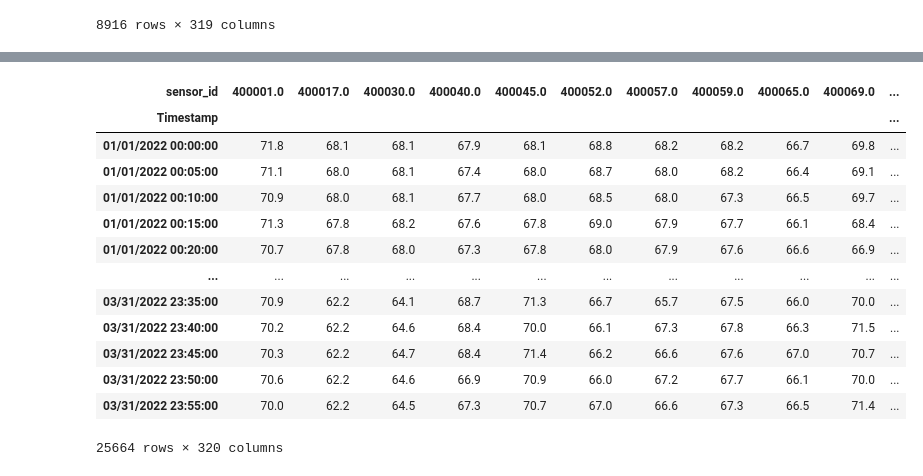
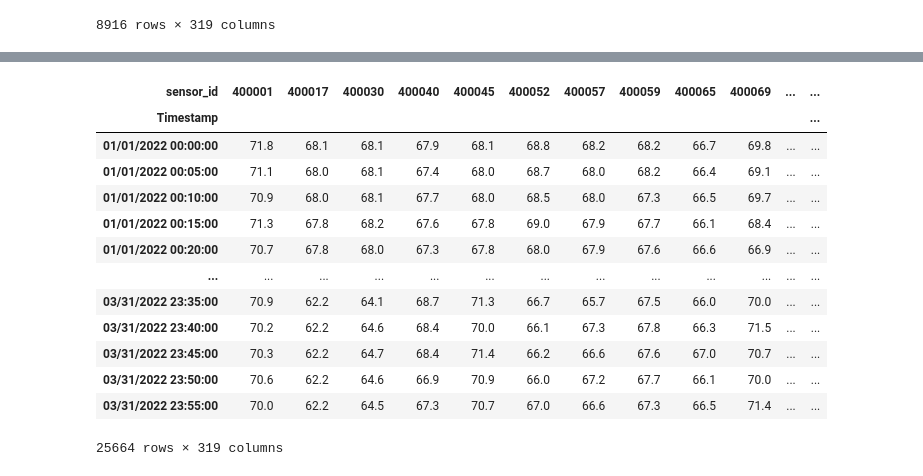
Before and after one commit to ClimbWorm/CS512-22fall, a Jupyter notebook: Dataset/Dataset.ipynb, the cells around one changed output, grey strips where cells are left out. Cells and saved outputs as stored; diff of their text form; code cells hidden in the pictures.

Commit message:
remove sensor id:401495

```diff
--- a/Dataset/Dataset.ipynb
+++ b/Dataset/Dataset.ipynb
@@ -300,0 +286,4 @@ pivoted_feb = filter_feb.pivot(index = 'Timestamp', columns = 'sensor_id', value
+# %%
+#pivoted_feb
+filter_feb = filter_feb.astype({'sensor_id': int})
+filter_feb
@@ -402,20 +431,22 @@ def get_pivoted_table(path):
     return pivoted
 # %%
 df_Jan_to_Mar = pd.concat([pivoted, pivoted_feb, pivoted_mar])
-df_Jan_to_Mar
+df_new = df_Jan_to_Mar.drop(401495, axis = 1)
+df_new
+#df = df.drop('column_name', axis=1)
 # %% [output]
-| sensor_id | 400001.0 | 400017.0 | 400030.0 | 400040.0 | 400045.0 | 400052.0 | 400057.0 | 400059.0 | 400065.0 | 400069.0 | ... |
-| Timestamp |  |  |  |  |  |  |  |  |  |  | ... |
-| 01/01/2022 00:00:00 | 71.8 | 68.1 | 68.1 | 67.9 | 68.1 | 68.8 | 68.2 | 68.2 | 66.7 | 69.8 | ... |
-| 01/01/2022 00:05:00 | 71.1 | 68.0 | 68.1 | 67.4 | 68.0 | 68.7 | 68.0 | 68.2 | 66.4 | 69.1 | ... |
-| 01/01/2022 00:10:00 | 70.9 | 68.0 | 68.1 | 67.7 | 68.0 | 68.5 | 68.0 | 67.3 | 66.5 | 69.7 | ... |
-| 01/01/2022 00:15:00 | 71.3 | 67.8 | 68.2 | 67.6 | 67.8 | 69.0 | 67.9 | 67.7 | 66.1 | 68.4 | ... |
-| 01/01/2022 00:20:00 | 70.7 | 67.8 | 68.0 | 67.3 | 67.8 | 68.0 | 67.9 | 67.6 | 66.6 | 66.9 | ... |
-| ... | ... | ... | ... | ... | ... | ... | ... | ... | ... | ... | ... |
-| 03/31/2022 23:35:00 | 70.9 | 62.2 | 64.1 | 68.7 | 71.3 | 66.7 | 65.7 | 67.5 | 66.0 | 70.0 | ... |
-| 03/31/2022 23:40:00 | 70.2 | 62.2 | 64.6 | 68.4 | 70.0 | 66.1 | 67.3 | 67.8 | 66.3 | 71.5 | ... |
-| 03/31/2022 23:45:00 | 70.3 | 62.2 | 64.7 | 68.4 | 71.4 | 66.2 | 66.6 | 67.6 | 67.0 | 70.7 | ... |
-| 03/31/2022 23:50:00 | 70.6 | 62.2 | 64.6 | 66.9 | 70.9 | 66.0 | 67.2 | 67.7 | 66.1 | 70.0 | ... |
-| 03/31/2022 23:55:00 | 70.0 | 62.2 | 64.5 | 67.3 | 70.7 | 67.0 | 66.6 | 67.3 | 66.5 | 71.4 | ... |
+| sensor_id | 400001 | 400017 | 400030 | 400040 | 400045 | 400052 | 400057 | 400059 | 400065 | 400069 | ... | ... |
+| Timestamp |  |  |  |  |  |  |  |  |  |  |  | ... |
+| 01/01/2022 00:00:00 | 71.8 | 68.1 | 68.1 | 67.9 | 68.1 | 68.8 | 68.2 | 68.2 | 66.7 | 69.8 | ... | ... |
+| 01/01/2022 00:05:00 | 71.1 | 68.0 | 68.1 | 67.4 | 68.0 | 68.7 | 68.0 | 68.2 | 66.4 | 69.1 | ... | ... |
+| 01/01/2022 00:10:00 | 70.9 | 68.0 | 68.1 | 67.7 | 68.0 | 68.5 | 68.0 | 67.3 | 66.5 | 69.7 | ... | ... |
+| 01/01/2022 00:15:00 | 71.3 | 67.8 | 68.2 | 67.6 | 67.8 | 69.0 | 67.9 | 67.7 | 66.1 | 68.4 | ... | ... |
+| 01/01/2022 00:20:00 | 70.7 | 67.8 | 68.0 | 67.3 | 67.8 | 68.0 | 67.9 | 67.6 | 66.6 | 66.9 | ... | ... |
+| ... | ... | ... | ... | ... | ... | ... | ... | ... | ... | ... | ... | ... |
+| 03/31/2022 23:35:00 | 70.9 | 62.2 | 64.1 | 68.7 | 71.3 | 66.7 | 65.7 | 67.5 | 66.0 | 70.0 | ... | ... |
+| 03/31/2022 23:40:00 | 70.2 | 62.2 | 64.6 | 68.4 | 70.0 | 66.1 | 67.3 | 67.8 | 66.3 | 71.5 | ... | ... |
+| 03/31/2022 23:45:00 | 70.3 | 62.2 | 64.7 | 68.4 | 71.4 | 66.2 | 66.6 | 67.6 | 67.0 | 70.7 | ... | ... |
+| 03/31/2022 23:50:00 | 70.6 | 62.2 | 64.6 | 66.9 | 70.9 | 66.0 | 67.2 | 67.7 | 66.1 | 70.0 | ... | ... |
+| 03/31/2022 23:55:00 | 70.0 | 62.2 | 64.5 | 67.3 | 70.7 | 67.0 | 66.6 | 67.3 | 66.5 | 71.4 | ... | ... |
-25664 rows × 320 columns
+25664 rows × 319 columns
 # %%
```
Also changed, not shown: parts of 8 cells of this notebook, 1 other file.
